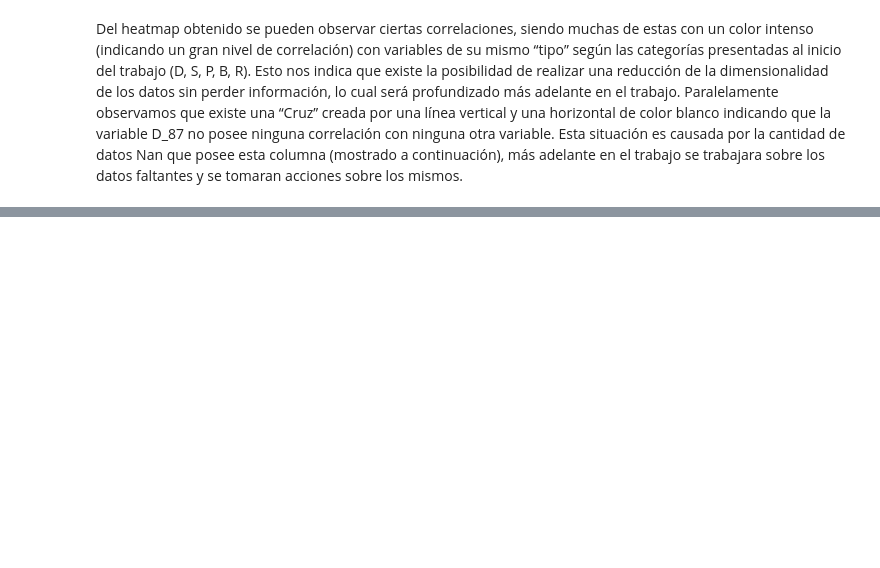
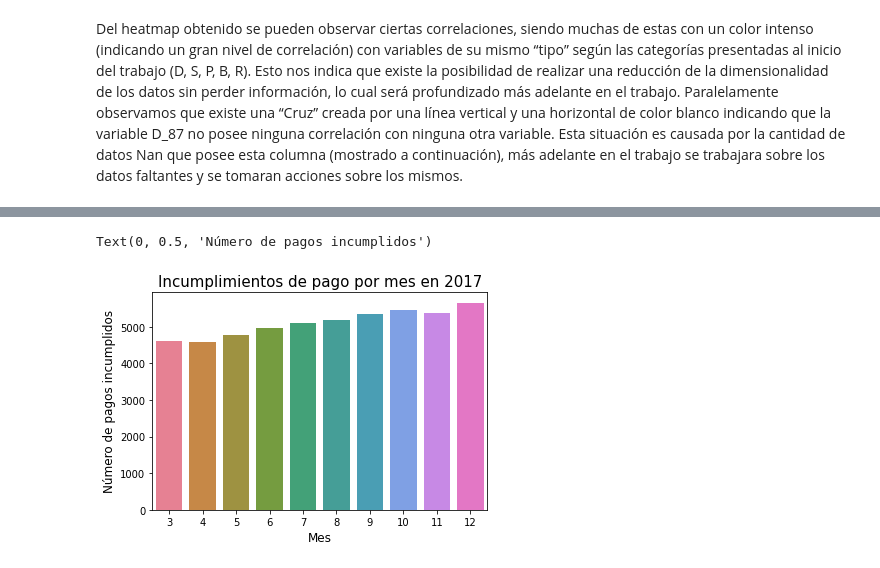
Before and after one commit to gabrielPeraltaM/datos-tp3, a Jupyter notebook: main_parquet.ipynb, the cells around one changed output, grey strips where cells are left out. Cells and saved outputs as stored; diff of their text form; code cells hidden in the pictures; blank space fills up the shorter version.

```diff
--- a/main_parquet.ipynb
+++ b/main_parquet.ipynb
@@ -107,0 +342,3 @@ df_reducido.loc[:,'D_87']
+# %%
+year_2017 = df_reducido.loc[df_reducido['year'] == 2017, ['S_2', 'target']]
+year_2017
@@ -107,0 +359,3 @@ df_reducido.loc[:,'D_87']
+# %%
+year_2017['month'] = pd.DatetimeIndex(year_2017['S_2']).month
+year_2017['month'].value_counts()
@@ -107,0 +374,3 @@ df_reducido.loc[:,'D_87']
+# %%
+months_2017 = year_2017.groupby(['month'])['target'].sum().reset_index()
+months_2017
@@ -107,0 +389,8 @@ df_reducido.loc[:,'D_87']
+# %%
+g = sns.barplot(x=months_2017.month, y=months_2017.target, palette='husl')
+g.set_title("Incumplimientos de pago por mes en 2017", fontsize=15)
+g.set_xlabel("Mes", fontsize=12)
+g.set_ylabel("Número de pagos incumplidos", fontsize=12)
+# %% [output]
+Text(0, 0.5, 'Número de pagos incumplidos')
+[figure, added]
```
Also changed, not shown: parts of 42 cells of this notebook.
